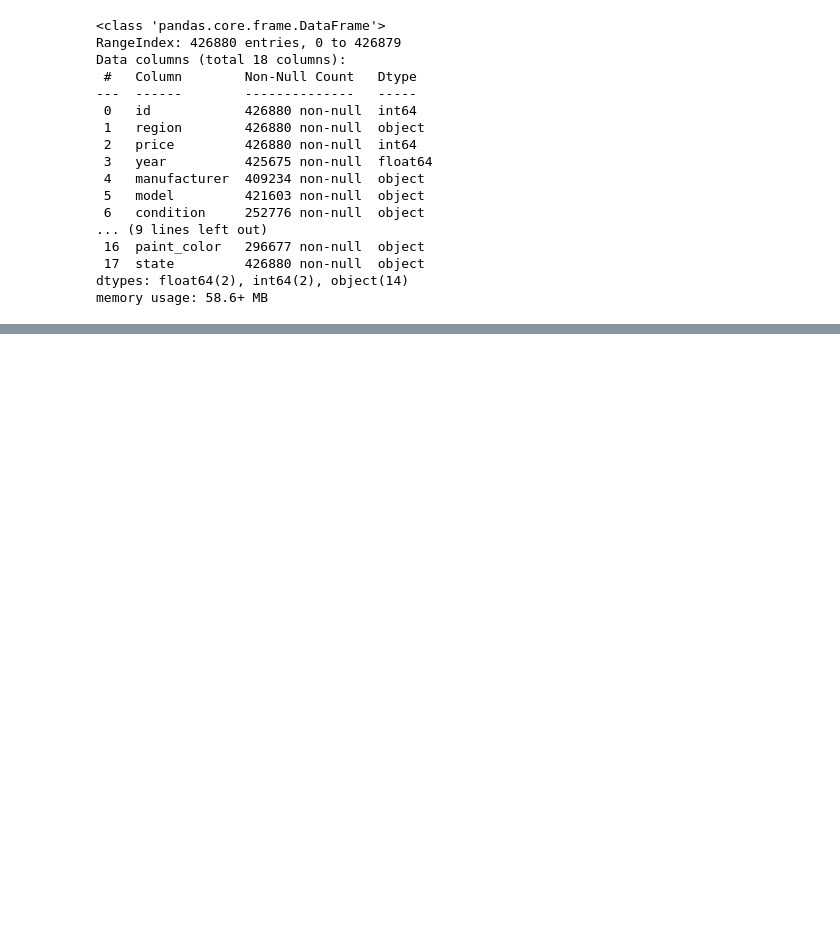
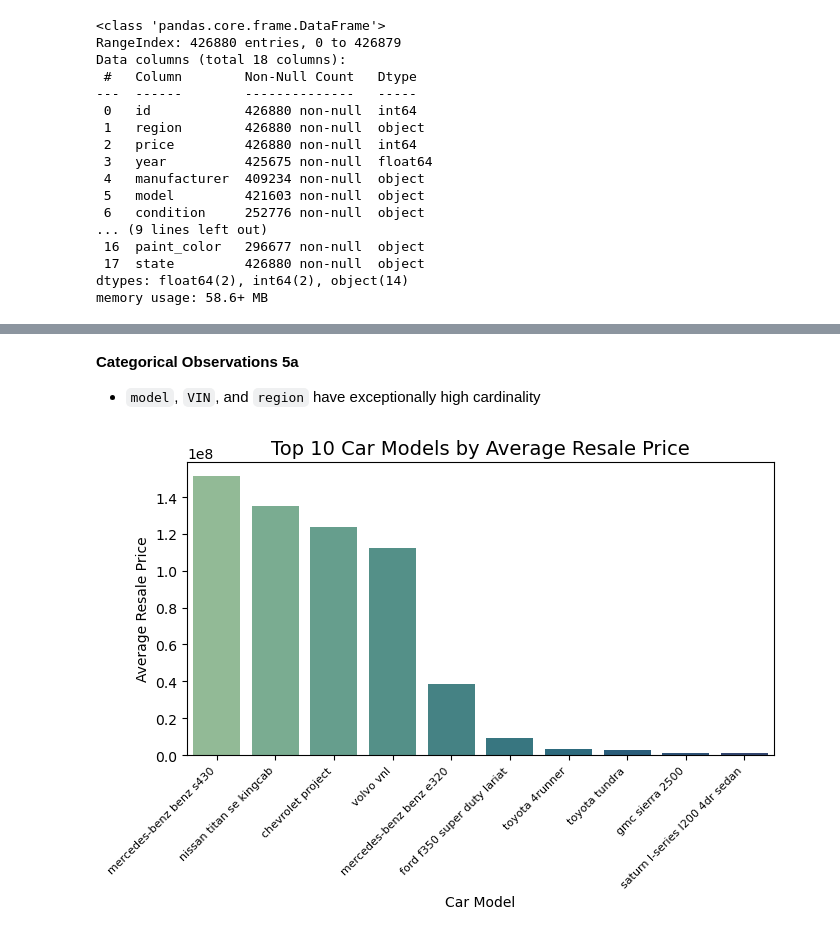
Before and after one commit to fangwan90/HaaS_Git, a Jupyter notebook: PA2/prompt_II.ipynb, the cells around one changed output, grey strips where cells are left out. Cells and saved outputs as stored; diff of their text form; code cells hidden in the pictures; blank space fills up the shorter version.

```diff
--- a/PA2/prompt_II.ipynb
+++ b/PA2/prompt_II.ipynb
@@ -178,0 +181,29 @@ Now that we've settled on our models and findings, it is time to deliver the inf
+# %% [markdown]
+**Categorical Observations 5a**
+
+- `model`, `VIN`, and `region` have exceptionally high cardinality
+# %%
+# Plot the Top 10 manufacturers based on average resale price
+top_10_models = (
+    cars.groupby(['manufacturer', 'model'])['price']
+        .mean()
+        .sort_values(ascending=False)
+        .head(10)
+        .reset_index()
+)
+
+top_10_models['manu_model'] = (
+    top_10_models['manufacturer'] + ' ' + top_10_models['model']
+)
+
+plt.figure(figsize=(7,5))
+sns.barplot(x='manu_model', y='price',
+            data=top_10_models, palette='crest')
+plt.title('Top 10 Car Models by Average Resale Price', fontsize=14)
+plt.xlabel('Car Model', fontsize=10)
+plt.ylabel('Average Resale Price', fontsize=10)
+plt.xticks(rotation=45, ha='right', fontsize=8)
+plt.tight_layout()
+plt.show()
+# %% [output]
+[figure, added]
```
Also changed, not shown: parts of 77 cells of this notebook, 5 other files.
